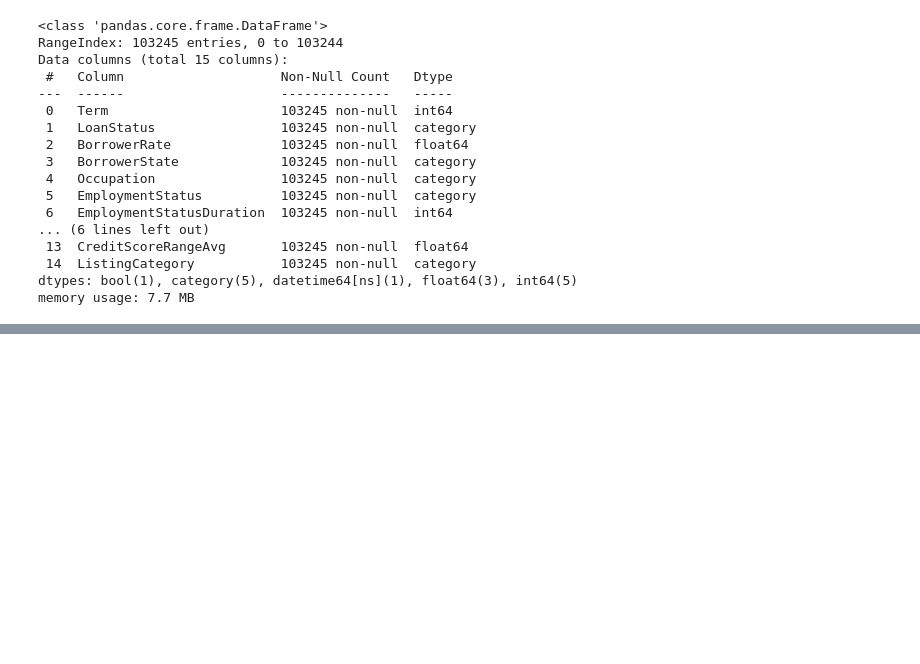
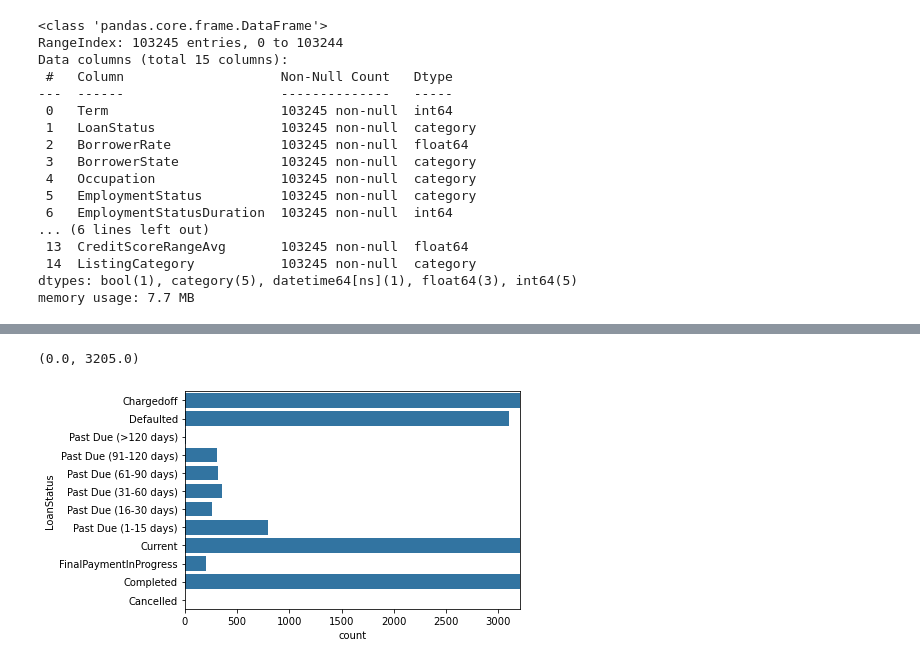
Before and after one commit to Simonmaignan/udacity-data-analysis, a Jupyter notebook: project-communicate-data-findings/data_exploration.ipynb, the cells around one changed output, grey strips where cells are left out. Drawn from its saved outputs; the diff is of its cells as text; code cells hidden in the pictures; blank space fills up the shorter version.

```diff
--- a/project-communicate-data-findings/data_exploration.ipynb
+++ b/project-communicate-data-findings/data_exploration.ipynb
@@ -61,0 +114,6 @@ memory usage: 7.7 MB
+# %%
+sb.countplot(data=df_loan_data, y='LoanStatus', color=base_color);
+plt.xlim(None, df_loan_data.LoanStatus.value_counts().Defaulted + 100);
+# %% [output]
+(0.0, 3205.0)
+[figure, added]
```
Also changed, not shown: parts of 37 cells of this notebook.
